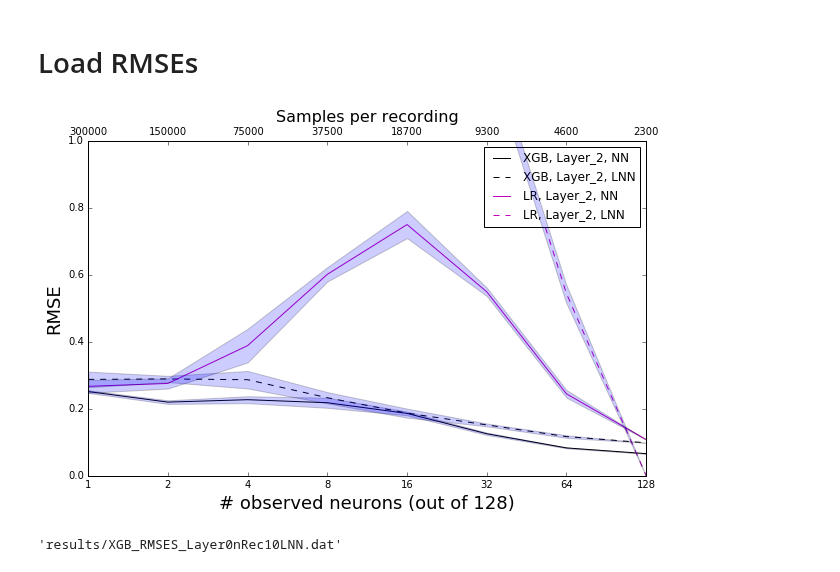
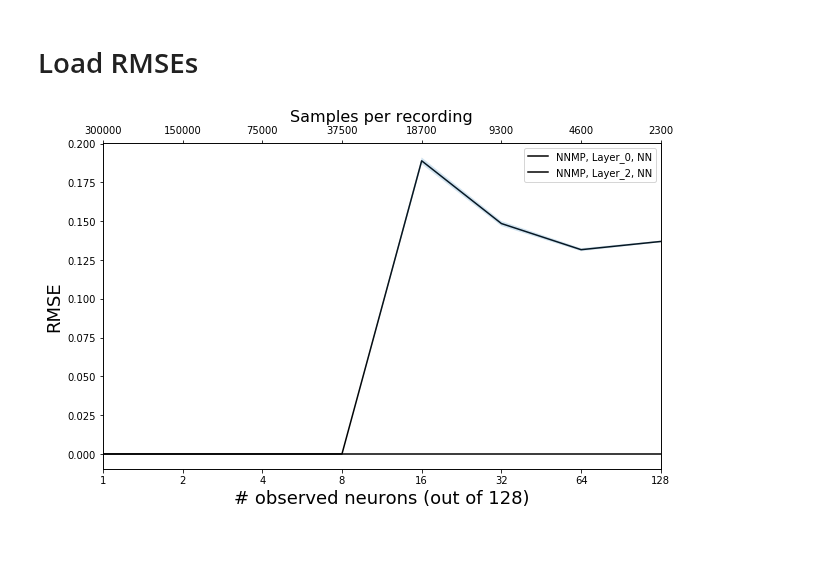
Before and after one commit to striantafillou/partial_recordings, a Jupyter notebook: RE_plot_RMSEs.ipynb, the cells around one changed output. Cells and saved outputs as stored; diff of their text form; code cells hidden in the pictures; blank space fills up the shorter version.

Commit message:
add regression with result combination amd NN

```diff
--- a/RE_plot_RMSEs.ipynb
+++ b/RE_plot_RMSEs.ipynb
@@ -6,7 +6,7 @@ import matplotlib.pyplot as pl
 import numpy as np
 import pickle
 
-figName = 'figures/Layer_2_RMSEs_10_Recordings'
+figName = 'figures/RMSEs_MP'
 x = [2**x for x in range(8)]
 x=range(len(x))
 fig = pl.figure(figsize=(10,6))
@@ -15,49 +15,45 @@ ax1.set_xlim([0, len(x)-1])
 ax2 = ax1.twiny()
 
 
-networks =['NN', 'LNN']
-layers =[0,1,2, 3]
+networks =['NN']
+layers =[0,1,2,3]
 nRecordings =10
-methods =['XGB', 'LR']
+methods =['NNMP']
 lstyles =['-',  '--']
 colors =['k', 'm']
 
 for iMethod in range(len(methods)):
     for iNetwork in range(len(networks)):
-        for iLayer in [2]:#,2]:
+        for iLayer in range(0, len(layers), 2):
             fName = 'results/'+ methods[iMethod] + '_RMSES_Layer'+ str(iLayer) + 'nRec' + str(nRecordings) + networks[iNetwork] + '.dat'
             with open(fName,'rb') as f:
                 rmses = pickle.load(f)
             f.close()
             y = np.mean(np.median(rmses, axis=1), axis=0)
             error = np.std(np.mean(rmses, axis=1), axis=0)
             ax1.plot(x, y, label=methods[iMethod]+', Layer_'+ str(iLayer)+ ', '+ networks[iNetwork], color=colors[iMethod], \
                      linestyle=lstyles[iNetwork])
             pl.fill_between(x, y-error, y+error, alpha=0.2)
 
 
 legend = ax1.legend(loc='upper right', shadow=False)
 ax1.set_xlabel('# observed neurons (out of 128)', fontsize=18)
 ax2.set_xlabel('Samples per recording',  fontsize=16)
 
 
 ax2.set_xlim(ax1.get_xlim())
 ax1.set_xticklabels( [2**x for x in range(8)])
 nSamples = [300000, 150000, 75000, 37500, 18700]
 nSamples = np.divide(int(30000/nRecordings),[2**x for x in range(8)])*100
 
 ax2.set_xticklabels(nSamples)
 ax1.set_ylabel('RMSE', fontsize=18)
 yl = ax1.get_ylim()
 #ax1.set_ylim([0, yl[1]])
-ax1.set_ylim([0, 1])
+#ax1.set_ylim([0, 1])
 
 pl.draw()
 pl.savefig(figName+'.pdf', format='pdf')
 pl.savefig(figName+'.eps', format='eps', dpi=1000)
 # %% [output]
-[figure, old version]
+[figure, new version]
-# %%
-fName
-# %% [output]
-'results/XGB_RMSES_Layer0nRec10LNN.dat'
```
Also changed, not shown: parts of 2 cells of this notebook, 11 other files.
